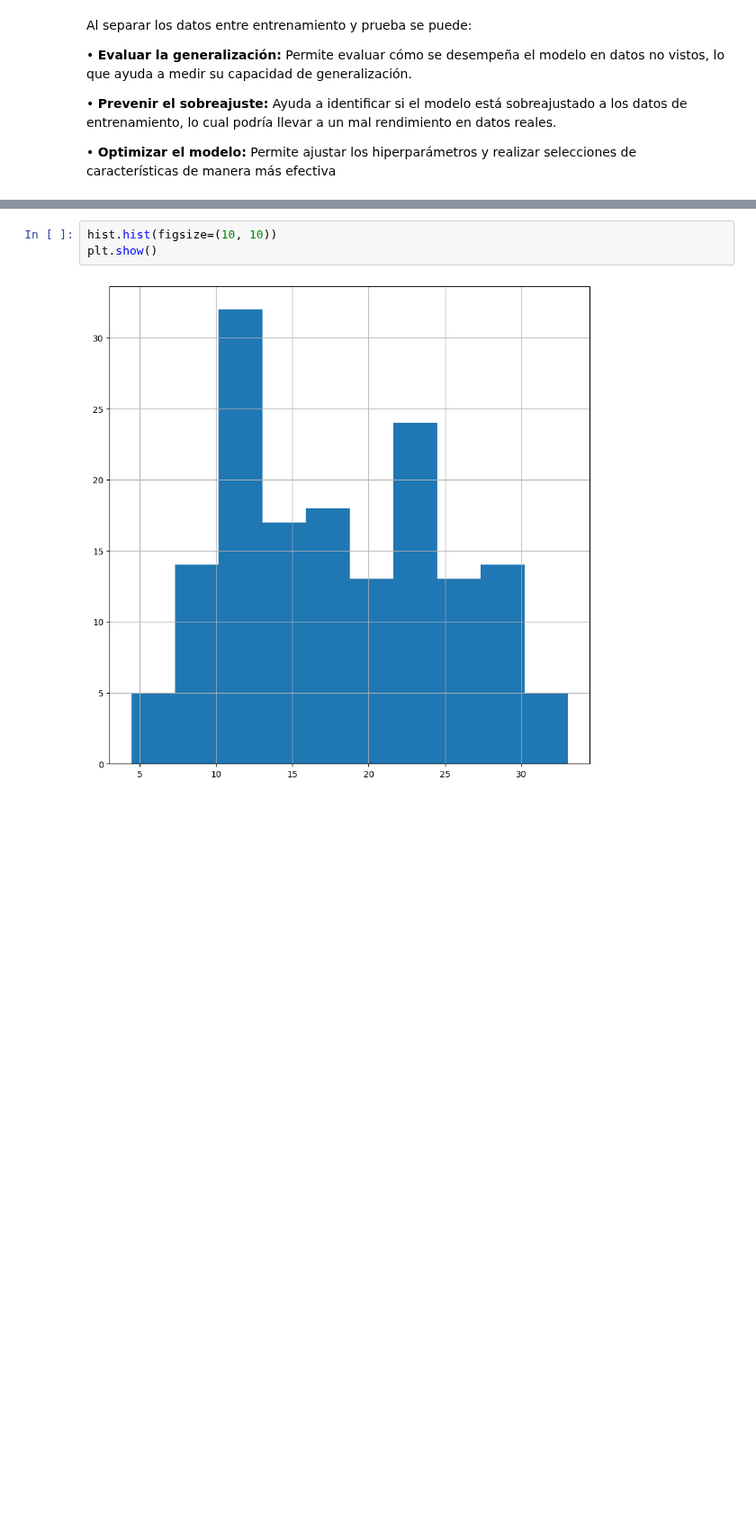
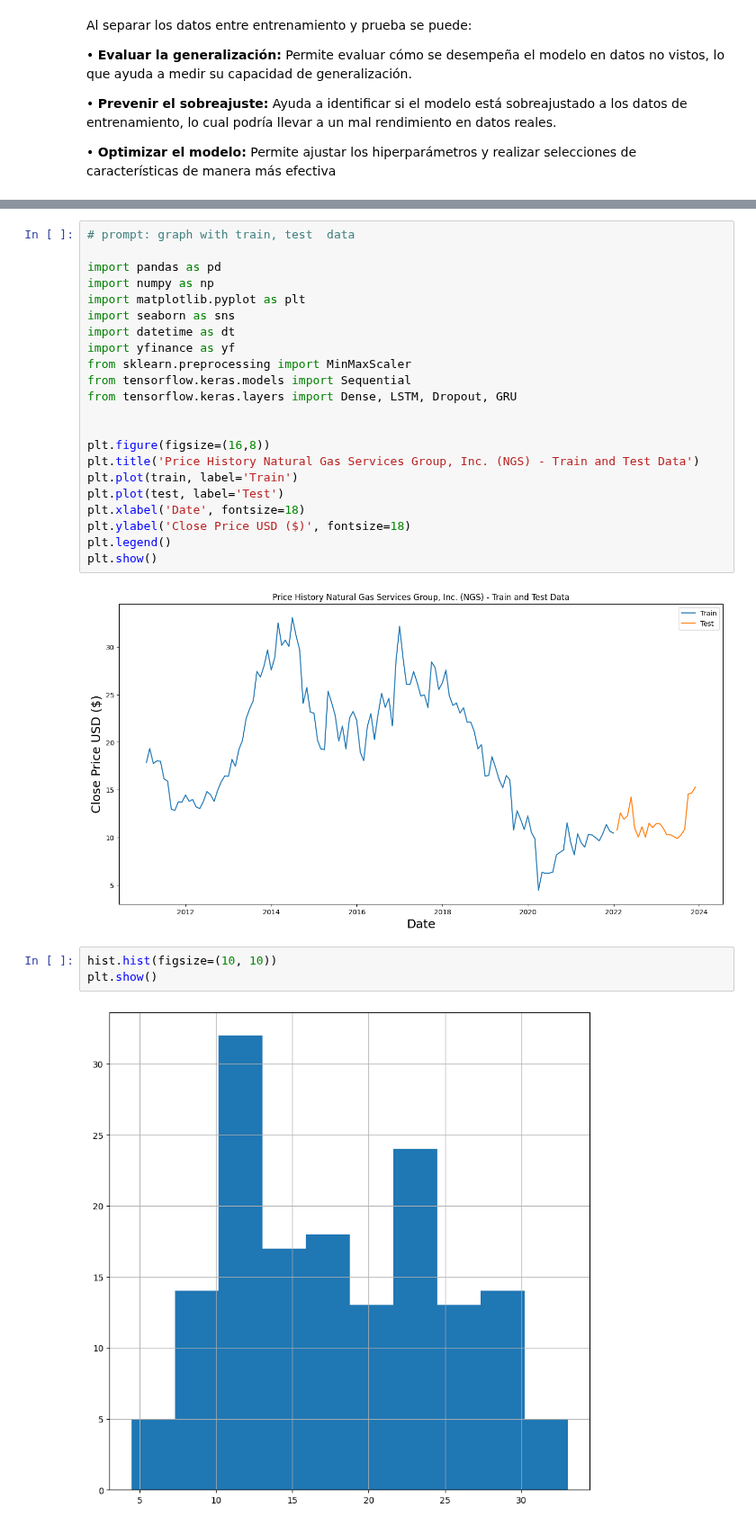
Before and after one commit to Michelleagl/Series_de_Tiempo, a Jupyter notebook: Proyecto_Series_.ipynb, the cells around one changed output, grey strips where cells are left out. Shown at 90% size. Saved outputs shown, nothing was run; the diff lists cells and outputs as text; blank space fills up the shorter version.

```diff
--- a/Proyecto_Series_.ipynb
+++ b/Proyecto_Series_.ipynb
@@ -186,3 +201,27 @@ Text(0.5, 1.0, 'Gas Natural 2012-2024')
+# %%
+# prompt: graph with train, test  data
+
+import pandas as pd
+import numpy as np
+import matplotlib.pyplot as plt
+import seaborn as sns
+import datetime as dt
+import yfinance as yf
+from sklearn.preprocessing import MinMaxScaler
+from tensorflow.keras.models import Sequential
+from tensorflow.keras.layers import Dense, LSTM, Dropout, GRU
+
+
+plt.figure(figsize=(16,8))
+plt.title('Price History Natural Gas Services Group, Inc. (NGS) - Train and Test Data')
+plt.plot(train, label='Train')
+plt.plot(test, label='Test')
+plt.xlabel('Date', fontsize=18)
+plt.ylabel('Close Price USD ($)', fontsize=18)
+plt.legend()
+plt.show()
+# %% [output]
+[figure, added]
 # %%
 hist.hist(figsize=(10, 10))
 plt.show()
```
Also changed, not shown: parts of 13 cells of this notebook.
